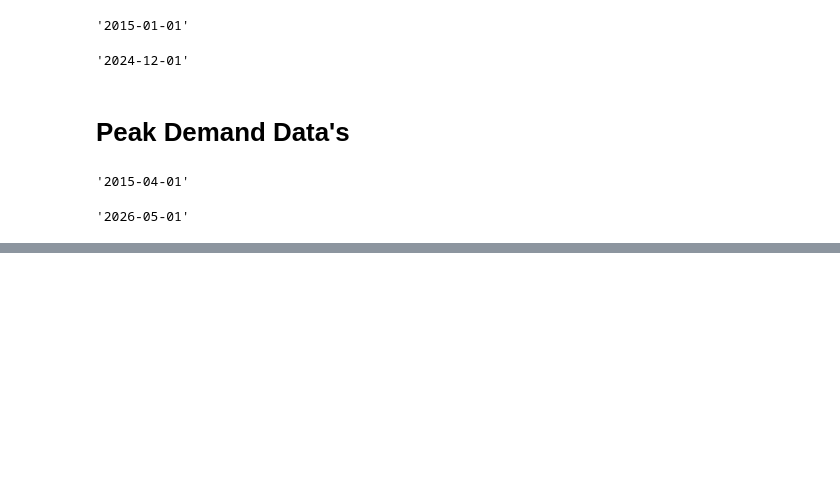
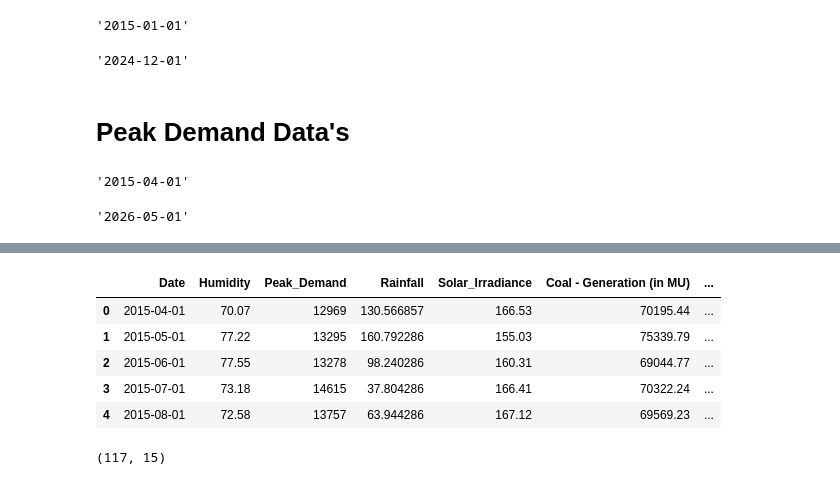
Before and after one commit to tamil43/Final-year-project-2027, a Jupyter notebook: Electricity Demand and Supply Forecasting/Data_pre_processing/exploring_data.ipynb, the cells around one changed output, grey strips where cells are left out. Saved outputs shown, nothing was run; the diff lists cells and outputs as text; code cells hidden in the pictures; blank space fills up the shorter version.

```diff
--- a/Electricity Demand and Supply Forecasting/Data_pre_processing/exploring_data.ipynb
+++ b/Electricity Demand and Supply Forecasting/Data_pre_processing/exploring_data.ipynb
@@ -58,0 +185,14 @@ df1["Date"].max()
+# %%
+final=pd.read_csv("../Datasets/final_merged_dataset.csv")
+final.head()
+# %% [output]
+|  | Date | Humidity | Peak_Demand | Rainfall | Solar_Irradiance | Coal - Generation (in MU) | ... |
+| 0 | 2015-04-01 | 70.07 | 12969 | 130.566857 | 166.53 | 70195.44 | ... |
+| 1 | 2015-05-01 | 77.22 | 13295 | 160.792286 | 155.03 | 75339.79 | ... |
+| 2 | 2015-06-01 | 77.55 | 13278 | 98.240286 | 160.31 | 69044.77 | ... |
+| 3 | 2015-07-01 | 73.18 | 14615 | 37.804286 | 166.41 | 70322.24 | ... |
+| 4 | 2015-08-01 | 72.58 | 13757 | 63.944286 | 167.12 | 69569.23 | ... |
+# %%
+final.shape
+# %% [output]
+(117, 15)
```
Also changed, not shown: parts of 9 cells of this notebook, 20 other files.
